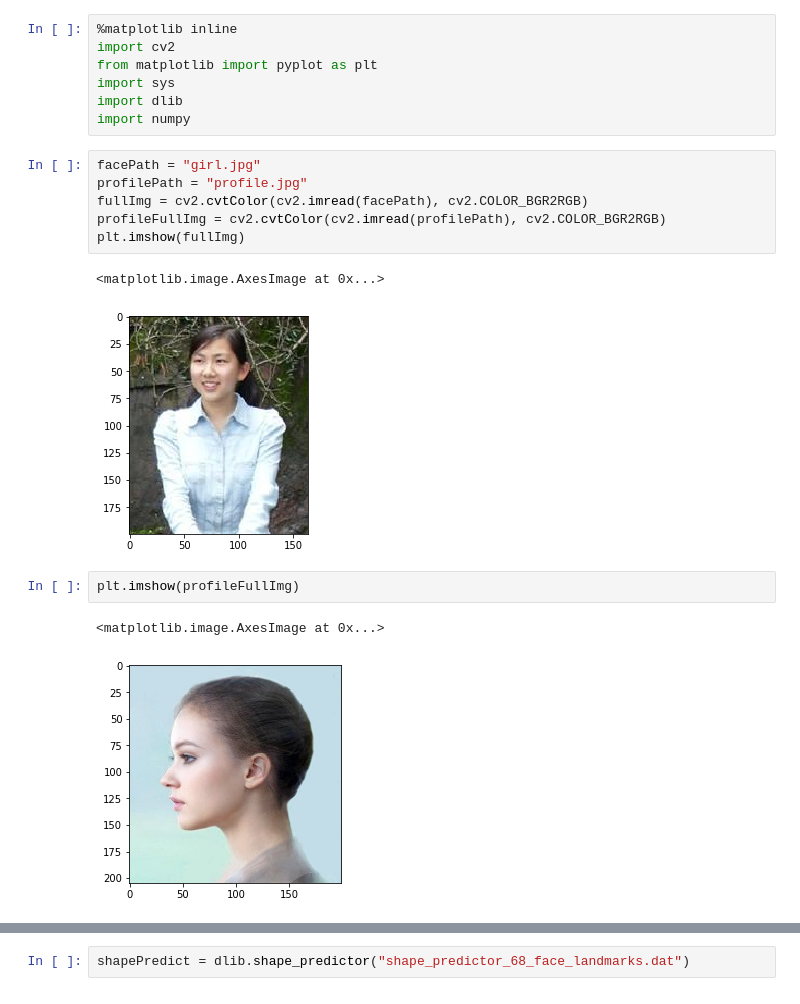
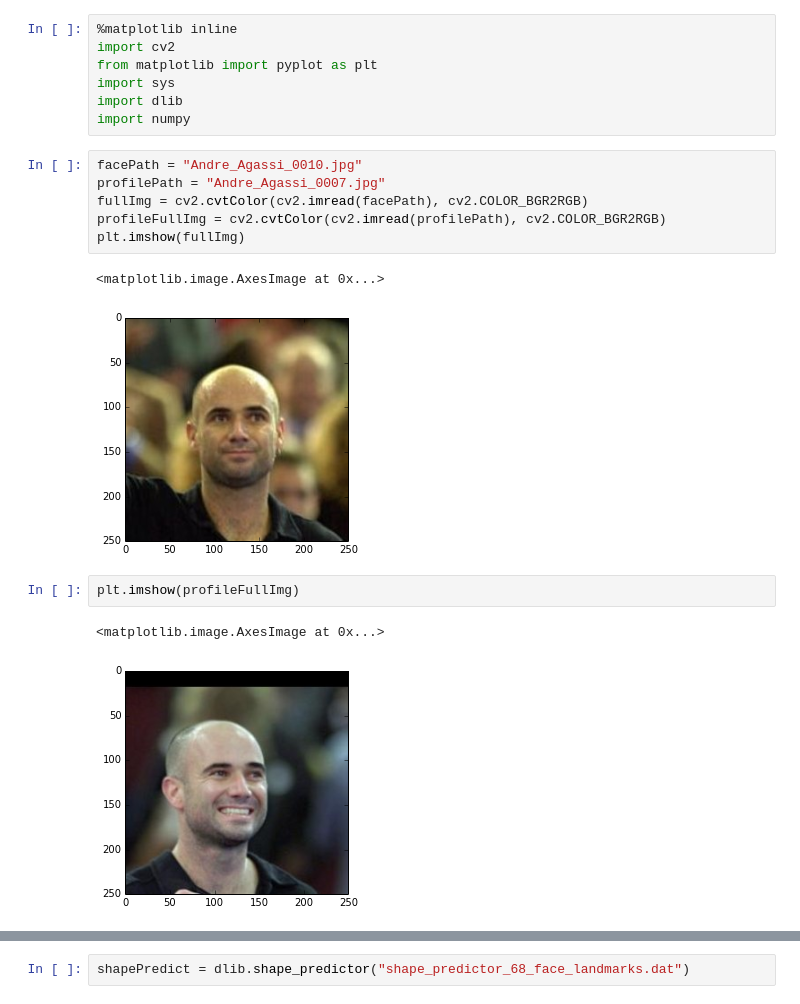
Before and after one commit to corganhejijun/MachineLearning, a Jupyter notebook: Face_Generate/Mark face with point.ipynb, the cells around one changed output, grey strips where cells are left out. Saved outputs shown, nothing was run; the diff lists cells and outputs as text.

Commit message:
add face picture

```diff
--- a/Face_Generate/Mark face with point.ipynb
+++ b/Face_Generate/Mark face with point.ipynb
@@ -6,19 +6,19 @@ import sys
 import dlib
 import numpy
 # %%
-facePath = "girl.jpg"
-profilePath = "profile.jpg"
+facePath = "Andre_Agassi_0010.jpg"
+profilePath = "Andre_Agassi_0007.jpg"
 fullImg = cv2.cvtColor(cv2.imread(facePath), cv2.COLOR_BGR2RGB)
 profileFullImg = cv2.cvtColor(cv2.imread(profilePath), cv2.COLOR_BGR2RGB)
 plt.imshow(fullImg)
 # %% [output]
 <matplotlib.image.AxesImage at 0x...>
-[figure, old version]
+[figure, new version]
 # %%
 plt.imshow(profileFullImg)
 # %% [output]
 <matplotlib.image.AxesImage at 0x...>
-[figure, old version]
+[figure, new version]
 # %%
 detector = dlib.get_frontal_face_detector()
 profileDetector = dlib.get_frontal_face_detector()
```
Also changed, not shown: parts of 8 cells of this notebook.
